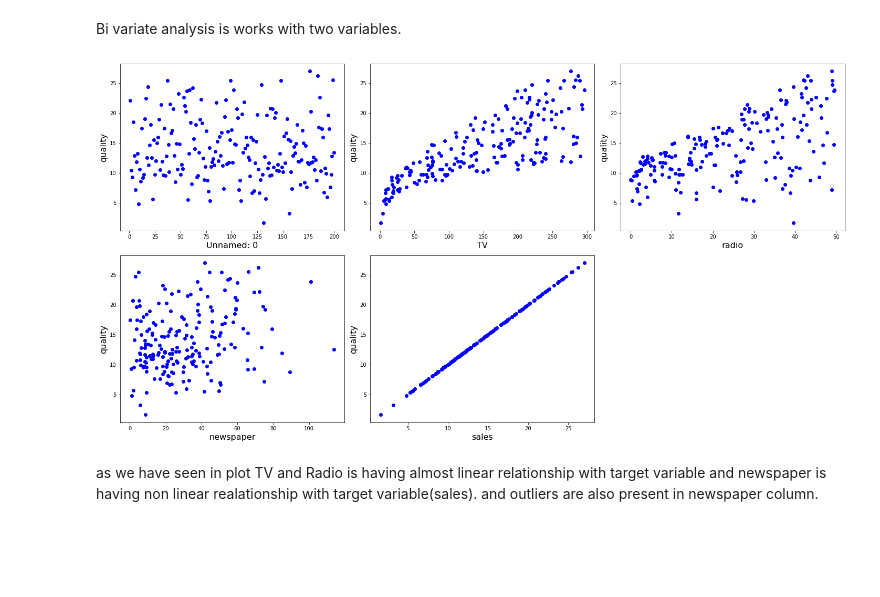
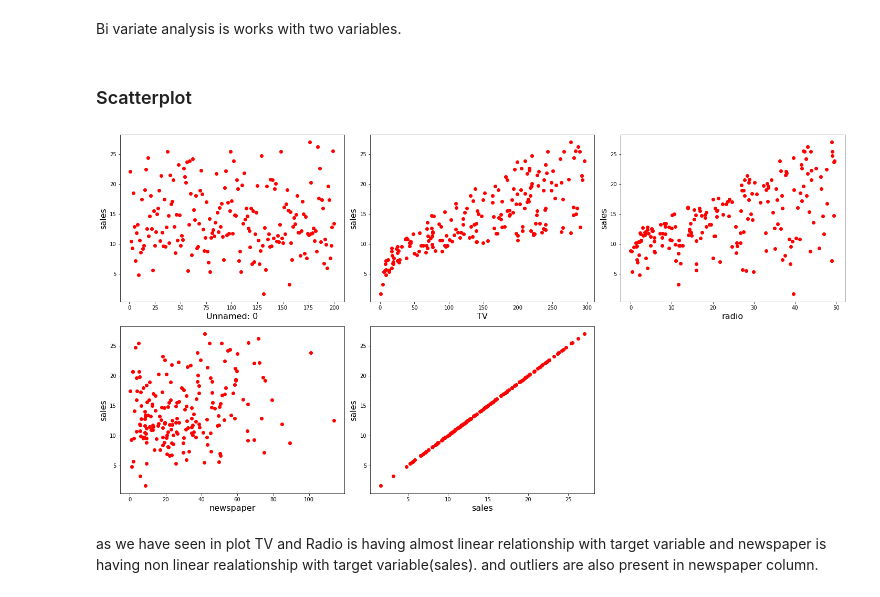
Before and after one commit to jessicapatel72/Practice-Projects, a Jupyter notebook: Practice Project 6 - Advertising Sales Channel Prediction.ipynb, the cells around one changed output. Cells and saved outputs as stored; diff of their text form; code cells hidden in the pictures; blank space fills up the shorter version.

```diff
--- a/Practice Project 6 - Advertising Sales Channel Prediction.ipynb
+++ b/Practice Project 6 - Advertising Sales Channel Prediction.ipynb
@@ -146,7 +146,7 @@ plotnumber = 1
 for column in df:
     if plotnumber <= 6: # as we see there are five columns in the data
         ax = plt.subplot(6,2,plotnumber)
-        sns.histplot(df[column], color = 'c')
+        sns.histplot(df[column], color = 'g')
         plt.xlabel(column,fontsize=14)
 
     plotnumber += 1
@@ -177,21 +177,23 @@ As shown in boxplot, newspaper input variable is having outliers. So need to rem
 ### Bi variate analysis
 # %% [markdown]
 Bi variate analysis is works with two variables.
+# %% [markdown]
+### Scatterplot
 # %%
 #Relationship Visualizing
 
 plt.figure(figsize = (20,25), facecolor = 'white')
 plotnumber = 1
 
 for column in df:
     if plotnumber <= 6:
         ax = plt.subplot(5,3,plotnumber)
-        plt.scatter(df[column],df['sales'], color='b')
+        plt.scatter(df[column],df['sales'], color='r')
         plt.xlabel(column,fontsize=16)
-        plt.ylabel('quality', fontsize=16)
+        plt.ylabel('sales', fontsize=16)
     plotnumber += 1
 plt.tight_layout()
 # %% [output]
-[figure, old version]
+[figure, new version]
 # %% [markdown]
 as we have seen in plot TV and Radio is having almost linear relationship with target variable and newspaper is having non linear realationship with target variable(sales). and outliers are also present in newspaper column.
```
Also changed, not shown: parts of 19 cells of this notebook.
